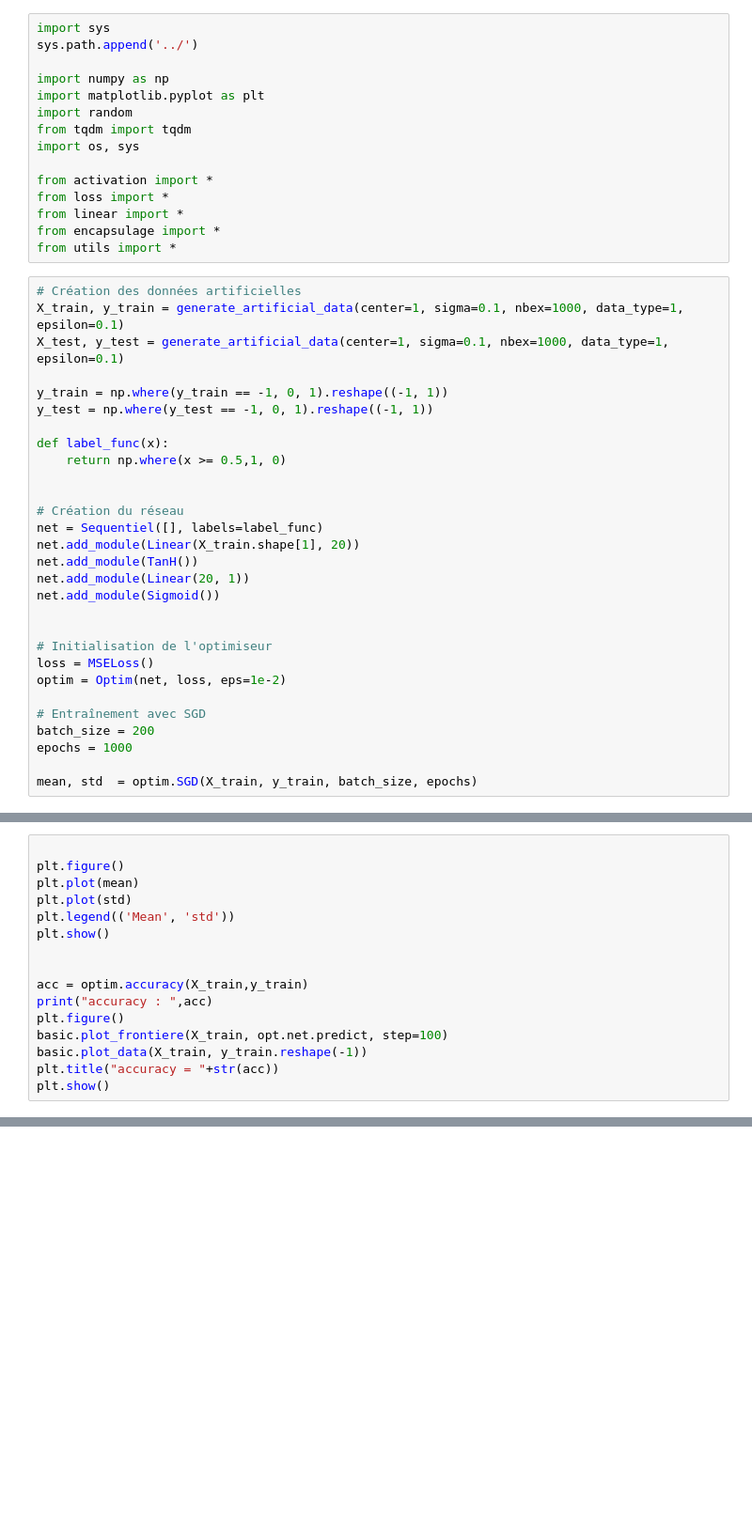
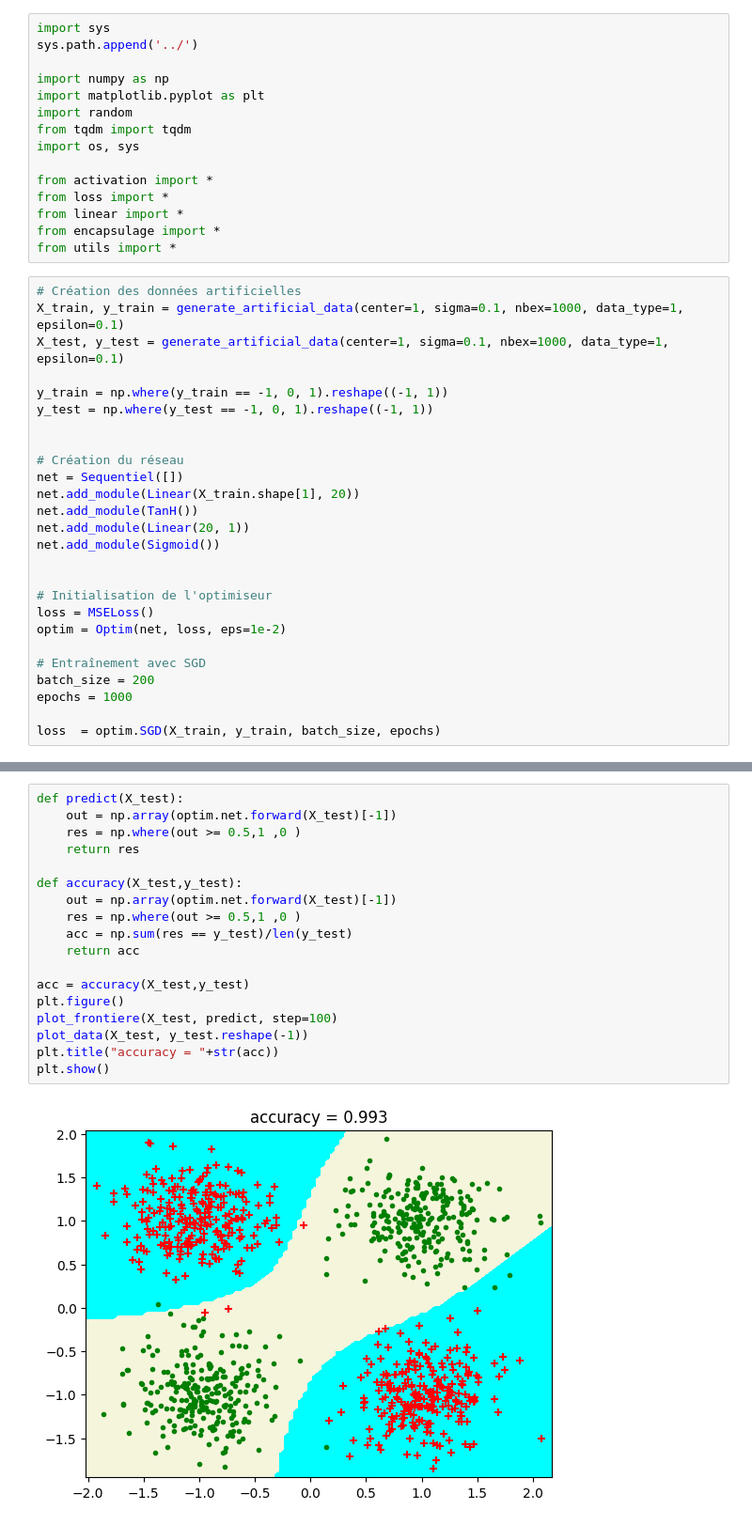
Before and after one commit to KIMSAIDI/DIY-Project, a Jupyter notebook: notebook/test_for_sequentiel.ipynb, the cells around one changed output, grey strips where cells are left out. Shown at 94% size. Cells and saved outputs as stored; diff of their text form; blank space fills up the shorter version.

```diff
--- a/notebook/test_for_sequentiel.ipynb
+++ b/notebook/test_for_sequentiel.ipynb
@@ -21,12 +21,9 @@ X_test, y_test = generate_artificial_data(center=1, sigma=0.1, nbex=1000, data_t
 y_train = np.where(y_train == -1, 0, 1).reshape((-1, 1))
 y_test = np.where(y_test == -1, 0, 1).reshape((-1, 1))
 
-def label_func(x):
-    return np.where(x >= 0.5,1, 0)
-
 
 # Création du réseau
-net = Sequentiel([], labels=label_func)
+net = Sequentiel([])
 net.add_module(Linear(X_train.shape[1], 20))
 net.add_module(TanH())
 net.add_module(Linear(20, 1))
@@ -41,4 +38,4 @@ optim = Optim(net, loss, eps=1e-2)
 batch_size = 200
 epochs = 1000
 
-mean, std  = optim.SGD(X_train, y_train, batch_size, epochs)
+loss  = optim.SGD(X_train, y_train, batch_size, epochs)
@@ -47,16 +41,0 @@ early stop best epoch :  0
-# %%
-
-plt.figure()
-plt.plot(mean)
-plt.plot(std)
-plt.legend(('Mean', 'std'))
-plt.show()
-
-
-acc = optim.accuracy(X_train,y_train)
-print("accuracy : ",acc)
-plt.figure()
-basic.plot_frontiere(X_train, opt.net.predict, step=100)
-basic.plot_data(X_train, y_train.reshape(-1))
-plt.title("accuracy = "+str(acc))
-plt.show()
@@ -118,0 +42,20 @@ TypeError: Linear.__init__() got an unexpected keyword argument 'type'
+# %%
+def predict(X_test):
+    out = np.array(optim.net.forward(X_test)[-1])
+    res = np.where(out >= 0.5,1 ,0 )
+    return res
+
+def accuracy(X_test,y_test):
+    out = np.array(optim.net.forward(X_test)[-1])
+    res = np.where(out >= 0.5,1 ,0 )
+    acc = np.sum(res == y_test)/len(y_test)
+    return acc
+
+acc = accuracy(X_test,y_test)
+plt.figure()
+plot_frontiere(X_test, predict, step=100)
+plot_data(X_test, y_test.reshape(-1))
+plt.title("accuracy = "+str(acc))
+plt.show()
+# %% [output]
+[figure, added]
```
Also changed, not shown: parts of 3 cells of this notebook, 3 other files.
